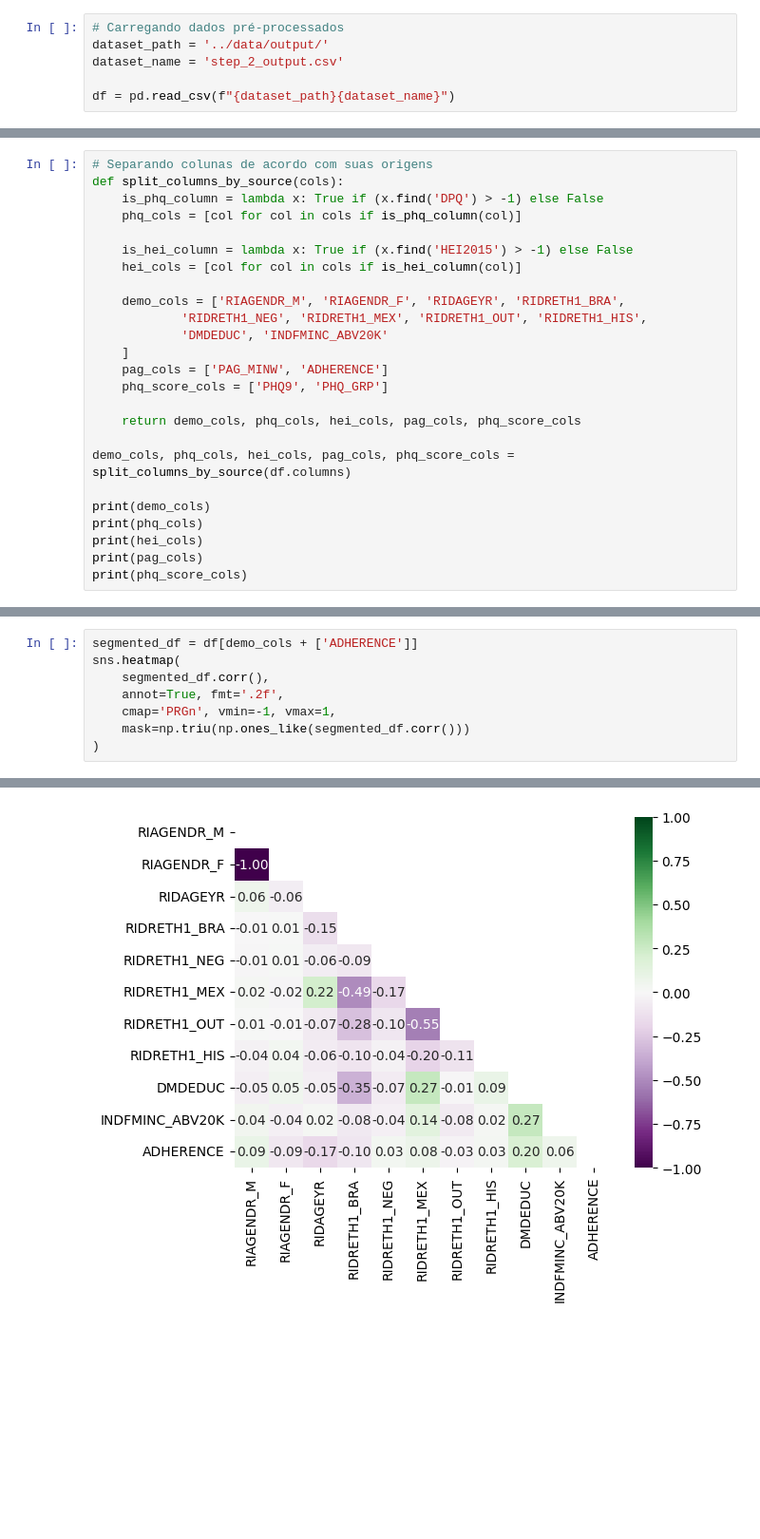
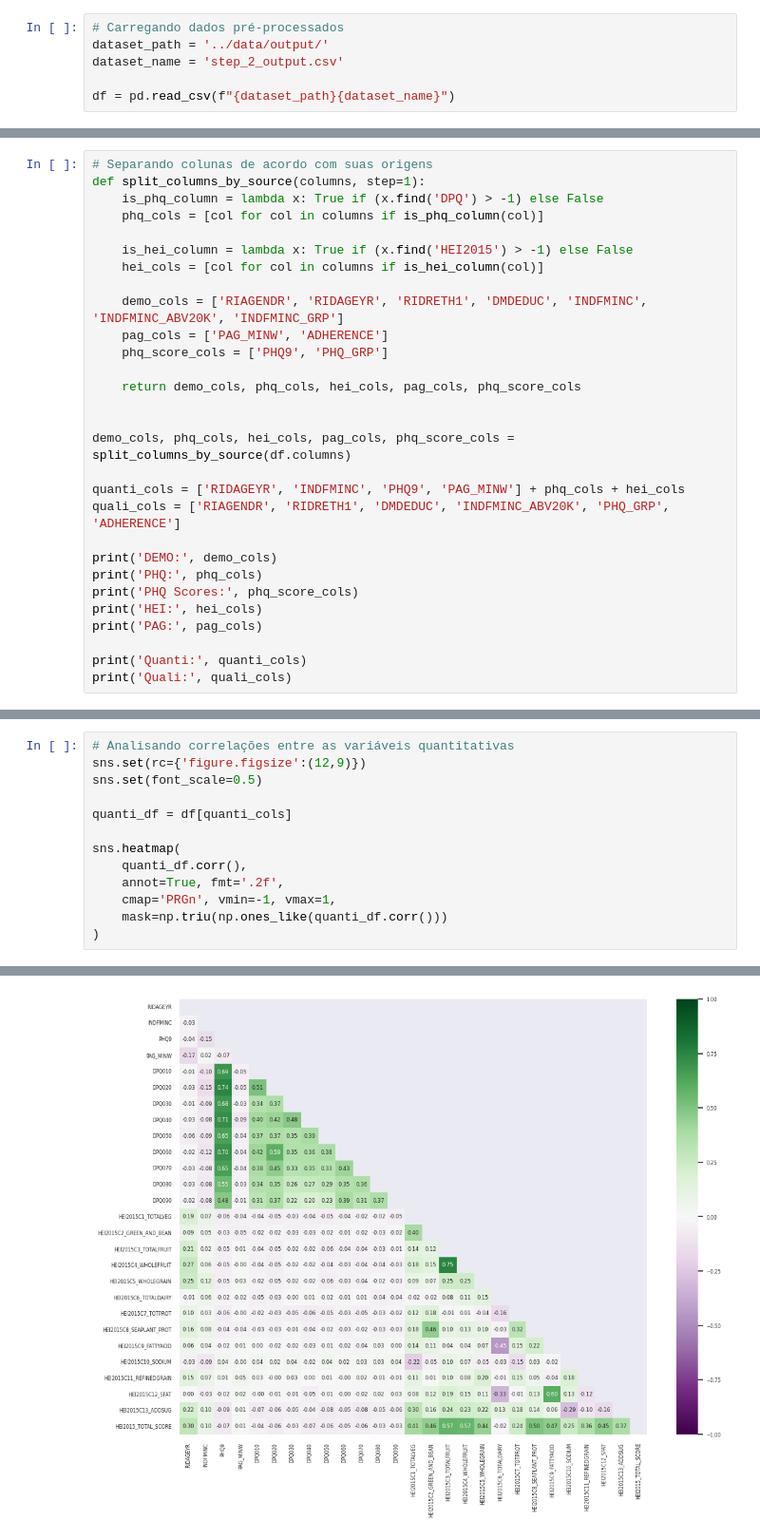
Before and after one commit to thiago-paim/tera-desafio-inferencia, a Jupyter notebook: notebooks/step_3_bivariate_analysis.ipynb, the cells around one changed output, grey strips where cells are left out. Shown at 95% size. Saved outputs shown, nothing was run; the diff lists cells and outputs as text; blank space fills up the shorter version.

```diff
--- a/notebooks/step_3_bivariate_analysis.ipynb
+++ b/notebooks/step_3_bivariate_analysis.ipynb
@@ -37,26 +64,30 @@ df = pd.read_csv(f"{dataset_path}{dataset_name}")
 # %%
 # Separando colunas de acordo com suas origens
-def split_columns_by_source(cols):
+def split_columns_by_source(columns, step=1):
     is_phq_column = lambda x: True if (x.find('DPQ') > -1) else False
-    phq_cols = [col for col in cols if is_phq_column(col)]
+    phq_cols = [col for col in columns if is_phq_column(col)]
 
     is_hei_column = lambda x: True if (x.find('HEI2015') > -1) else False
-    hei_cols = [col for col in cols if is_hei_column(col)]
+    hei_cols = [col for col in columns if is_hei_column(col)]
 
-    demo_cols = ['RIAGENDR_M', 'RIAGENDR_F', 'RIDAGEYR', 'RIDRETH1_BRA',
-            'RIDRETH1_NEG', 'RIDRETH1_MEX', 'RIDRETH1_OUT', 'RIDRETH1_HIS',
-            'DMDEDUC', 'INDFMINC_ABV20K'
-    ]
+    demo_cols = ['RIAGENDR', 'RIDAGEYR', 'RIDRETH1', 'DMDEDUC', 'INDFMINC', 'INDFMINC_ABV20K', 'INDFMINC_GRP']
     pag_cols = ['PAG_MINW', 'ADHERENCE']
     phq_score_cols = ['PHQ9', 'PHQ_GRP']
 
     return demo_cols, phq_cols, hei_cols, pag_cols, phq_score_cols
 
+
 demo_cols, phq_cols, hei_cols, pag_cols, phq_score_cols = split_columns_by_source(df.columns)
 
-print(demo_cols)
-print(phq_cols)
-print(hei_cols)
-print(pag_cols)
-print(phq_score_cols)
+quanti_cols = ['RIDAGEYR', 'INDFMINC', 'PHQ9', 'PAG_MINW'] + phq_cols + hei_cols
+quali_cols = ['RIAGENDR', 'RIDRETH1', 'DMDEDUC', 'INDFMINC_ABV20K', 'PHQ_GRP', 'ADHERENCE']
+
+print('DEMO:', demo_cols)
+print('PHQ:', phq_cols)
+print('PHQ Scores:', phq_score_cols)
+print('HEI:', hei_cols)
+print('PAG:', pag_cols)
+
+print('Quanti:', quanti_cols)
+print('Quali:', quali_cols)
 # %% [output]
@@ -106,11 +237,16 @@ sns.scatterplot(
 # %%
-segmented_df = df[demo_cols + ['ADHERENCE']]
+# Analisando correlações entre as variáveis quantitativas
+sns.set(rc={'figure.figsize':(12,9)})
+sns.set(font_scale=0.5)
+
+quanti_df = df[quanti_cols]
+
 sns.heatmap(
-    segmented_df.corr(),
+    quanti_df.corr(),
     annot=True, fmt='.2f',
     cmap='PRGn', vmin=-1, vmax=1,
-    mask=np.triu(np.ones_like(segmented_df.corr()))
+    mask=np.triu(np.ones_like(quanti_df.corr()))
 )
 # %% [output]
 <AxesSubplot: >
-[figure, old version]
+[figure, new version]
```
Also changed, not shown: parts of 24 cells of this notebook.
